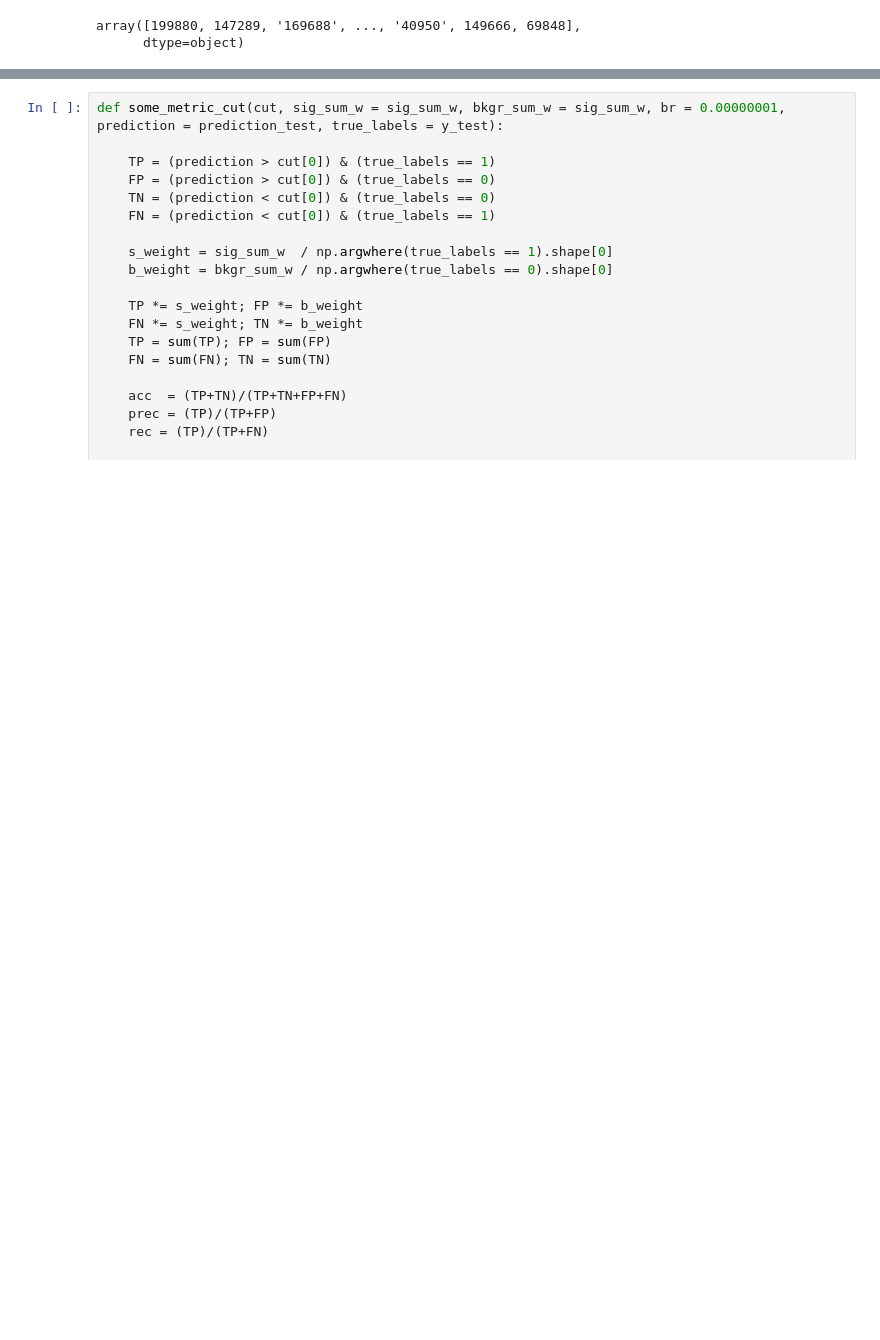
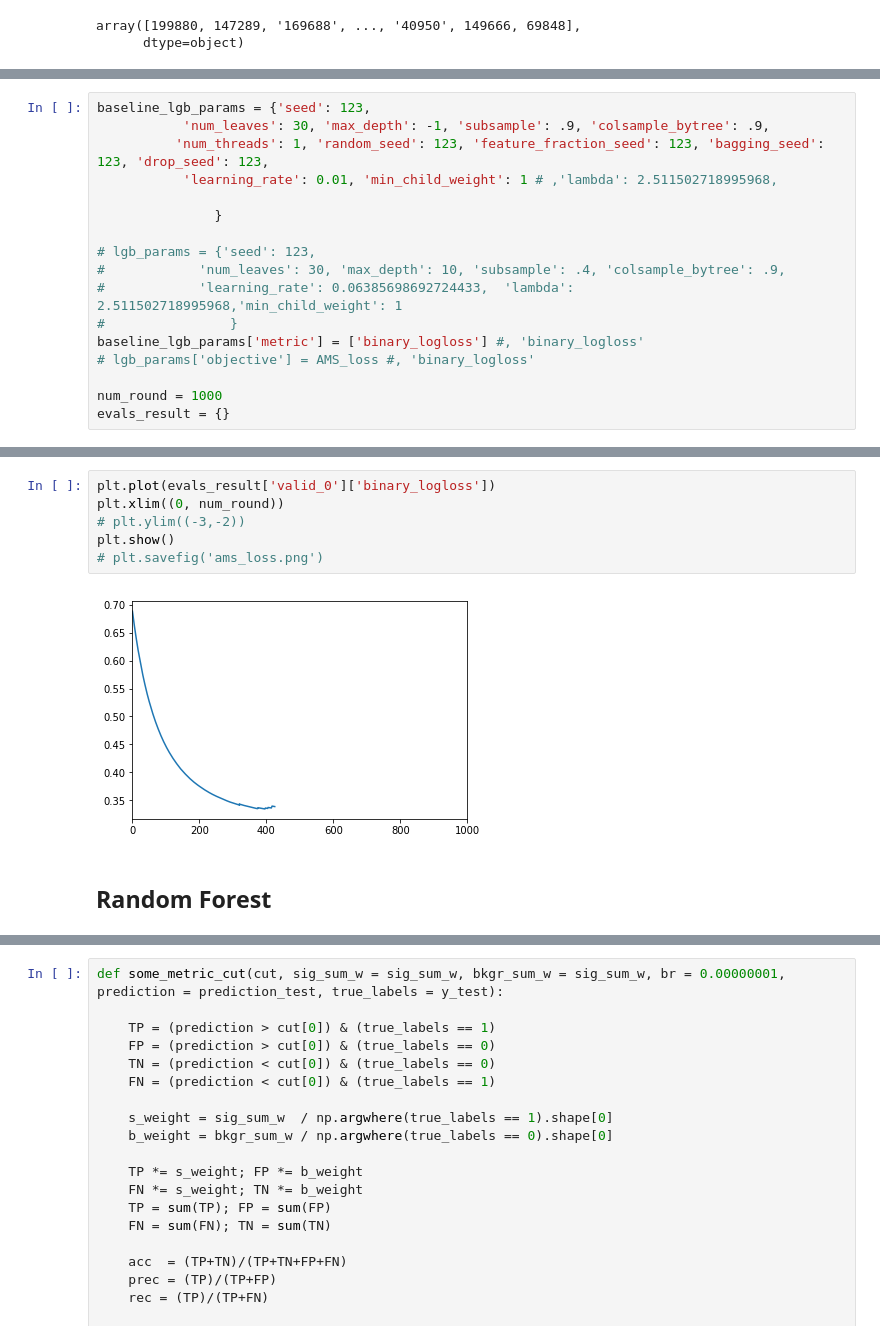
Before and after one commit to ofivite/MISP2019, a Jupyter notebook: school_preliminary_studies.ipynb, the cells around one changed output, grey strips where cells are left out. Drawn from its saved outputs; the diff is of its cells as text; blank space fills up the shorter version.

```diff
--- a/school_preliminary_studies.ipynb
+++ b/school_preliminary_studies.ipynb
@@ -531,0 +532,17 @@ array([199880, 147289, '169688', ..., '40950', 149666, 69848],
+# %%
+baseline_lgb_params = {'seed': 123,
+           'num_leaves': 30, 'max_depth': -1, 'subsample': .9, 'colsample_bytree': .9,
+          'num_threads': 1, 'random_seed': 123, 'feature_fraction_seed': 123, 'bagging_seed': 123, 'drop_seed': 123,
+           'learning_rate': 0.01, 'min_child_weight': 1 # ,'lambda': 2.511502718995968,
+
+               }
+
+# lgb_params = {'seed': 123,
+#            'num_leaves': 30, 'max_depth': 10, 'subsample': .4, 'colsample_bytree': .9,
+#            'learning_rate': 0.06385698692724433,  'lambda': 2.511502718995968,'min_child_weight': 1
+#                }
+baseline_lgb_params['metric'] = ['binary_logloss'] #, 'binary_logloss'
+# lgb_params['objective'] = AMS_loss #, 'binary_logloss'
+
+num_round = 1000
+evals_result = {}
@@ -531,0 +572,10 @@ array([199880, 147289, '169688', ..., '40950', 149666, 69848],
+# %%
+plt.plot(evals_result['valid_0']['binary_logloss'])
+plt.xlim((0, num_round))
+# plt.ylim((-3,-2))
+plt.show()
+# plt.savefig('ams_loss.png')
+# %% [output]
+[figure, added]
+# %% [markdown]
+## **Random Forest**
```
Also changed, not shown: parts of 63 cells of this notebook, 1 other file.
